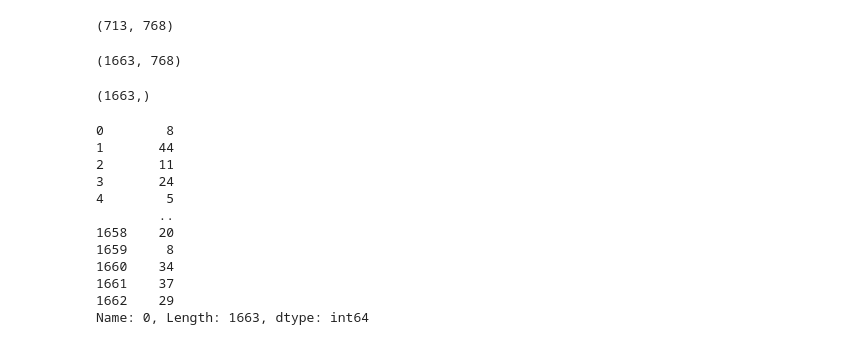
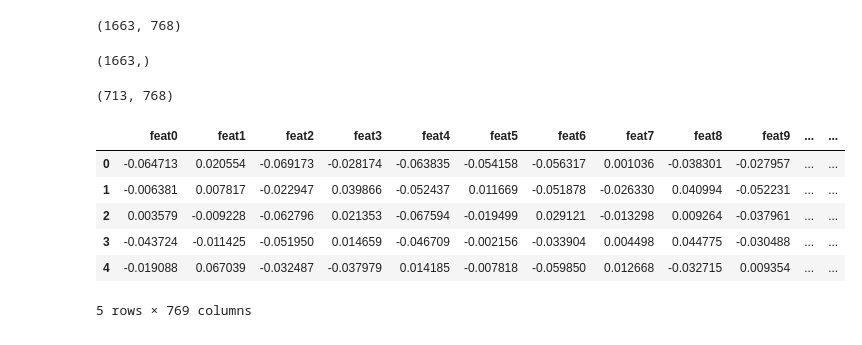
Before and after one commit to edb-313/Intent-Detencion, a Jupyter notebook: notebook96b1753e06.ipynb, the cells around one changed output. Drawn from its saved outputs; the diff is of its cells as text; code cells hidden in the pictures.

Commit message:
Model to be fitted

```diff
--- a/notebook96b1753e06.ipynb
+++ b/notebook96b1753e06.ipynb
@@ -1,37 +1,40 @@
 # %%
-
 import numpy as np # linear algebra
 import pandas as pd # data processing, CSV file I/O (e.g. pd.read_csv)
+from tensorflow.keras.models import Sequential
+from tensorflow.keras.layers import Dense, LSTM, Dropout
+from sklearn.preprocessing import StandardScaler
 
 X_train = np.load('/kaggle/input/intent-detection/X_train.npy')
 X_test = np.load('/kaggle/input/intent-detection/X_test.npy')
 Y_train = pd.read_csv('/kaggle/input/intent-detection/y_train.csv').Predicted.to_numpy()
-
-display(X_test.shape)
-display(X_train.shape)
-display(Y_train.shape)
-
-#I have 1663 labeled observations with 768 features
-# %% [output]
-(713, 768)
-(1663, 768)
-(1663,)
+# %%
+X_train.shape
+#768 features
+# %% [output]
+(1663, 768)
+# %%
+Y_train.shape
+#1663 labels
+# %% [output]
+(1663,)
+# %%
+X_test.shape
+# %% [output]
+(713, 768)
 # %%
 feat_col = [f'feat{i}' for i in range(X_test.shape[1])]
 X_train_df = pd.DataFrame(X_train, columns = feat_col)
-Y_train_df = pd.DataFrame(Y_train)
+Y_train_df = pd.DataFrame(Y_train,columns = ["Target"])
 XY_train_df = pd.concat([X_train_df, Y_train_df],axis = 1)
-display(XY_train_df.iloc[:,-1])
+X_test_df = pd.DataFrame(X_test, columns=feat_col)
-# %% [output]
-0        8
-1       44
-2       11
-3       24
-4        5
-        ..
-1658    20
-1659     8
-1660    34
-1661    37
-1662    29
-Name: 0, Length: 1663, dtype: int64
+# %%
+XY_train_df.head()
+# %% [output]
+|  | feat0 | feat1 | feat2 | feat3 | feat4 | feat5 | feat6 | feat7 | feat8 | feat9 | ... | ... |
+| 0 | -0.064713 | 0.020554 | -0.069173 | -0.028174 | -0.063835 | -0.054158 | -0.056317 | 0.001036 | -0.038301 | -0.027957 | ... | ... |
+| 1 | -0.006381 | 0.007817 | -0.022947 | 0.039866 | -0.052437 | 0.011669 | -0.051878 | -0.026330 | 0.040994 | -0.052231 | ... | ... |
+| 2 | 0.003579 | -0.009228 | -0.062796 | 0.021353 | -0.067594 | -0.019499 | 0.029121 | -0.013298 | 0.009264 | -0.037961 | ... | ... |
+| 3 | -0.043724 | -0.011425 | -0.051950 | 0.014659 | -0.046709 | -0.002156 | -0.033904 | 0.004498 | 0.044775 | -0.030488 | ... | ... |
+| 4 | -0.019088 | 0.067039 | -0.032487 | -0.037979 | 0.014185 | -0.007818 | -0.059850 | 0.012668 | -0.032715 | 0.009354 | ... | ... |
+5 rows × 769 columns
```
Also changed, not shown: parts of 12 cells of this notebook.
